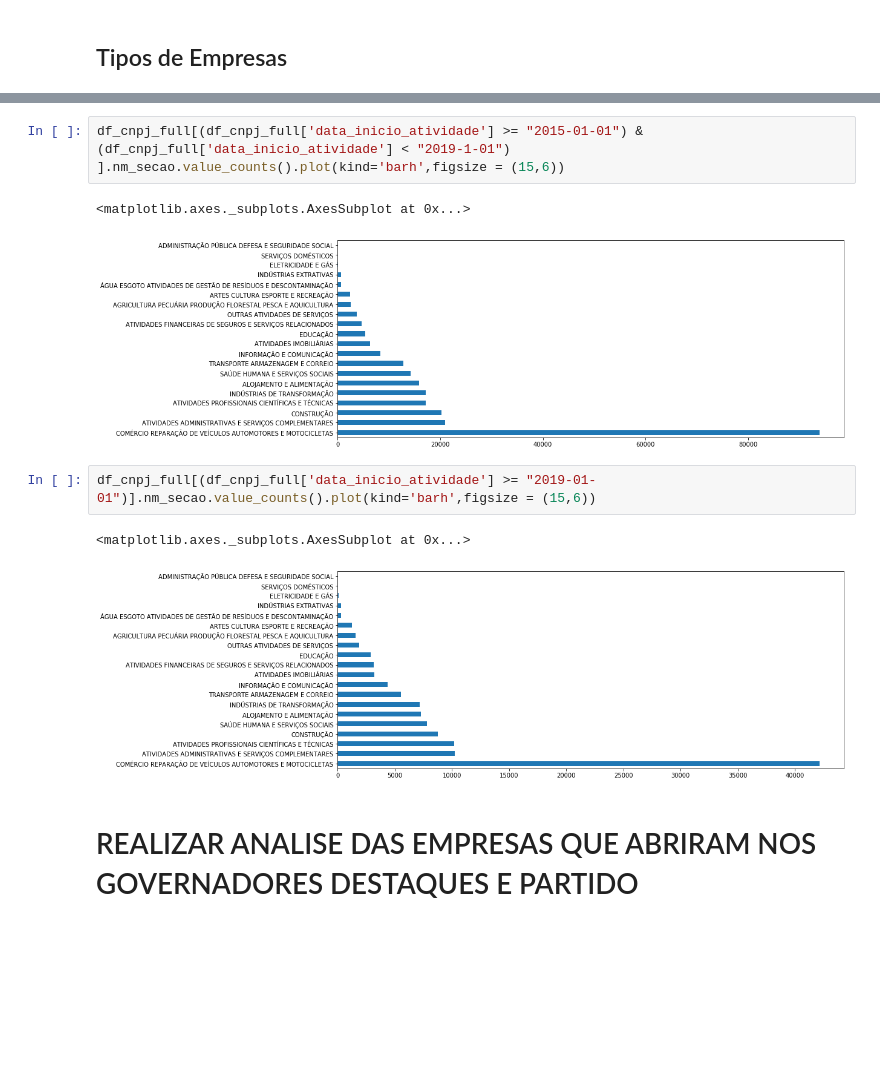
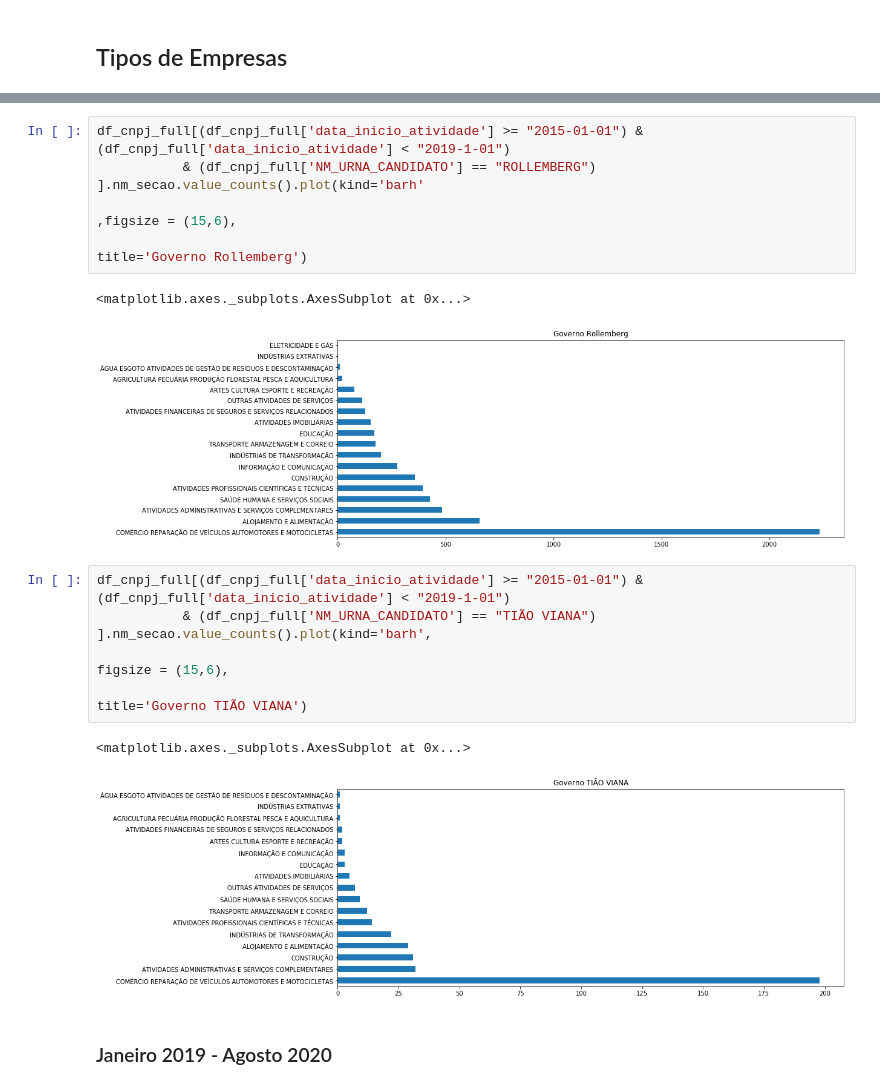
Before and after one commit to gizattos/analise_empresas_politicos, a Jupyter notebook: trabalhofinal.ipynb, the cells around one changed output, grey strips where cells are left out. Drawn from its saved outputs; the diff is of its cells as text; blank space fills up the shorter version.

```diff
--- a/trabalhofinal.ipynb
+++ b/trabalhofinal.ipynb
@@ -312,12 +354,18 @@ governadorUfPopulacao2018[['SG_PARTIDO','aberto/populacao']].groupby(["SG_PARTID
 # %%
-df_cnpj_full[(df_cnpj_full['data_inicio_atividade'] >= "2015-01-01") & (df_cnpj_full['data_inicio_atividade'] < "2019-1-01") ].nm_secao.value_counts().plot(kind='barh',figsize = (15,6))
+df_cnpj_full[(df_cnpj_full['data_inicio_atividade'] >= "2015-01-01") & (df_cnpj_full['data_inicio_atividade'] < "2019-1-01")
+           & (df_cnpj_full['NM_URNA_CANDIDATO'] == "ROLLEMBERG")  ].nm_secao.value_counts().plot(kind='barh'
+                                                                                                    ,figsize = (15,6),
+                                                                                                    title='Governo Rollemberg')
 # %% [output]
 <matplotlib.axes._subplots.AxesSubplot at 0x...>
-[figure, old version]
+[figure, new version]
 # %%
-df_cnpj_full[(df_cnpj_full['data_inicio_atividade'] >= "2019-01-01")].nm_secao.value_counts().plot(kind='barh',figsize = (15,6))
+df_cnpj_full[(df_cnpj_full['data_inicio_atividade'] >= "2015-01-01") & (df_cnpj_full['data_inicio_atividade'] < "2019-1-01")
+           & (df_cnpj_full['NM_URNA_CANDIDATO'] == "TIÃO VIANA")  ].nm_secao.value_counts().plot(kind='barh',
+                                                                                                    figsize = (15,6),
+                                                                                                    title='Governo TIÃO VIANA')
 # %% [output]
 <matplotlib.axes._subplots.AxesSubplot at 0x...>
-[figure, old version]
+[figure, new version]
-# %% [markdown]
-# REALIZAR ANALISE DAS EMPRESAS QUE ABRIRAM NOS GOVERNADORES DESTAQUES E PARTIDO
+# %% [markdown]
+### Janeiro 2019 - Agosto 2020
```
Also changed, not shown: parts of 7 cells of this notebook.
